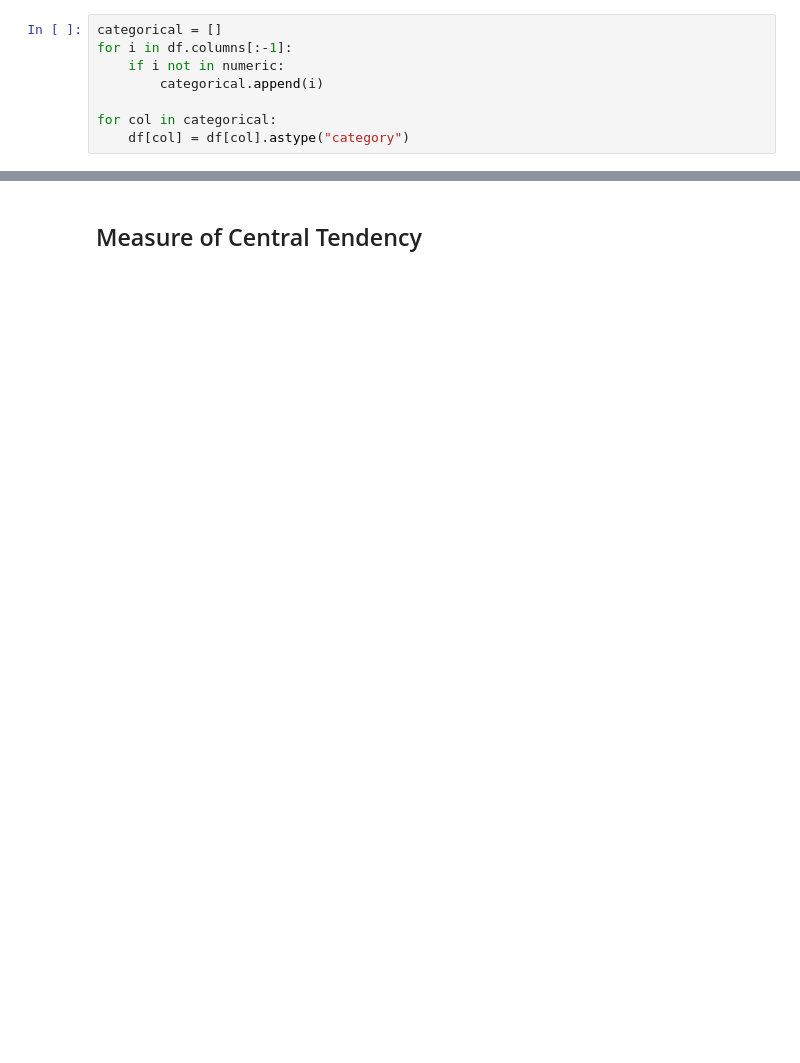
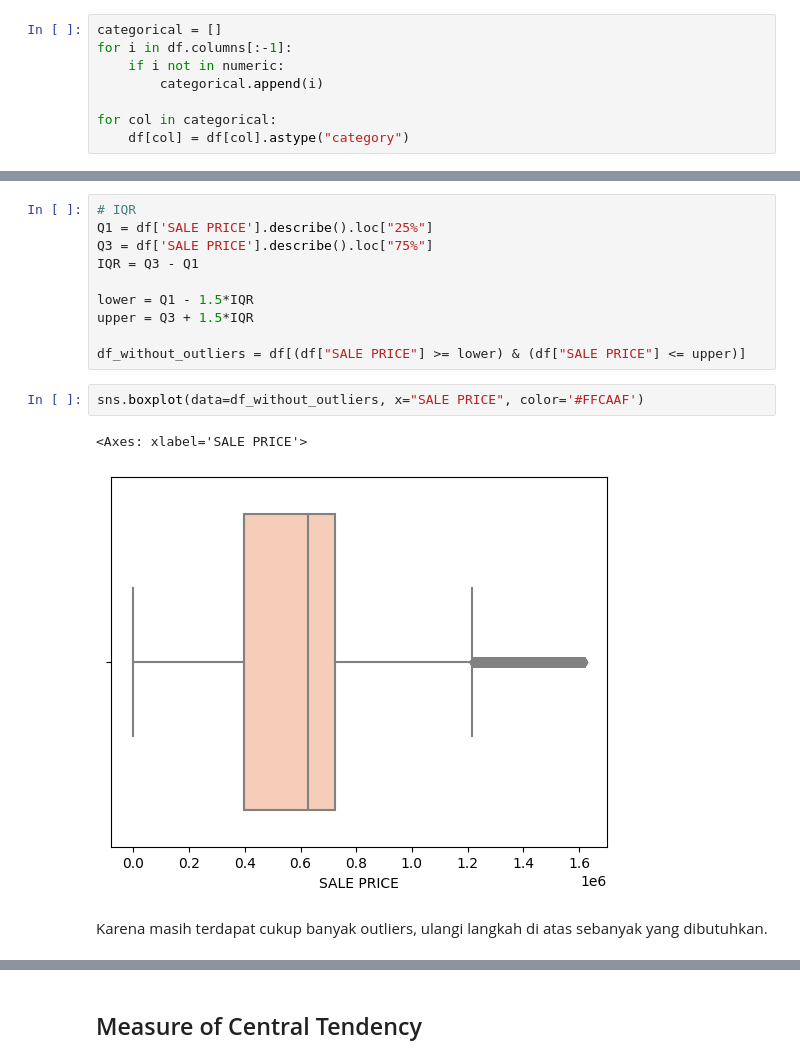
Before and after one commit to yusrainiasraa/Hacktiv8, a Jupyter notebook: Assignment/PYTN_Assgn_2_5_Yusraini/PYTN_Assgn_2_5_Yusraini.ipynb, the cells around one changed output, grey strips where cells are left out. Drawn from its saved outputs; the diff is of its cells as text; blank space fills up the shorter version.

```diff
--- a/Assignment/PYTN_Assgn_2_5_Yusraini/PYTN_Assgn_2_5_Yusraini.ipynb
+++ b/Assignment/PYTN_Assgn_2_5_Yusraini/PYTN_Assgn_2_5_Yusraini.ipynb
@@ -697,0 +214,17 @@ Pada taraf signifikansi α = 5%, H0  gagal ditolak sig (0,494) > α (0,05) sehin
+# %%
+# IQR
+Q1 = df['SALE PRICE'].describe().loc["25%"]
+Q3 = df['SALE PRICE'].describe().loc["75%"]
+IQR = Q3 - Q1
+
+lower = Q1 - 1.5*IQR
+upper = Q3 + 1.5*IQR
+
+df_without_outliers = df[(df["SALE PRICE"] >= lower) & (df["SALE PRICE"] <= upper)]
+# %%
+sns.boxplot(data=df_without_outliers, x="SALE PRICE", color='#FFCAAF')
+# %% [output]
+<Axes: xlabel='SALE PRICE'>
+[figure, added]
+# %% [markdown]
+Karena masih terdapat cukup banyak outliers, ulangi langkah di atas sebanyak yang dibutuhkan.
```
Also changed, not shown: parts of 169 cells of this notebook, 5 other files.
